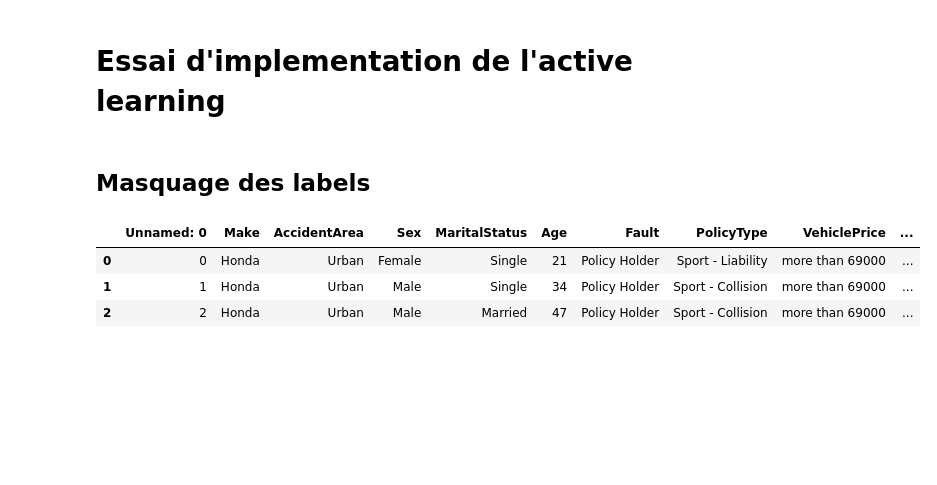
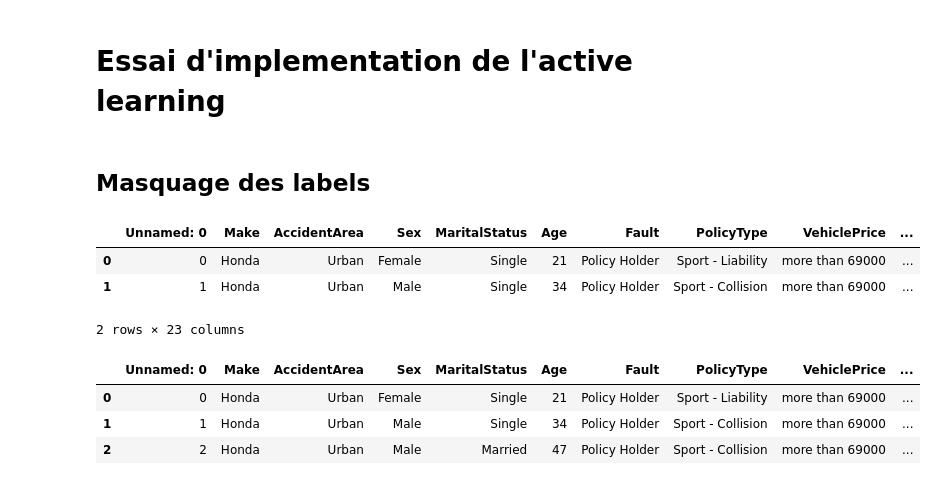
Before and after one commit to LarrySANDJO/PROJET_STATAPP, a Jupyter notebook: Notebooks/Active_Learning.ipynb, the cells around one changed output. Cells and saved outputs as stored; diff of their text form; code cells hidden in the pictures; blank space fills up the shorter version.

```diff
--- a/Notebooks/Active_Learning.ipynb
+++ b/Notebooks/Active_Learning.ipynb
@@ -7,3 +8,12 @@ from preprocessor import *
 # %% [markdown]
 ## Masquage des labels
+# %%
+# Chargement des donnees
+data = pd.read_csv('/home/onyxia/work/PROJET_STATAPP/Data/Cleans/Data_for_active_learning.csv')
+data.head(2)
+# %% [output]
+|  | Unnamed: 0 | Make | AccidentArea | Sex | MaritalStatus | Age | Fault | PolicyType | VehiclePrice | ... |
+| 0 | 0 | Honda | Urban | Female | Single | 21 | Policy Holder | Sport - Liability | more than 69000 | ... |
+| 1 | 1 | Honda | Urban | Male | Single | 34 | Policy Holder | Sport - Collision | more than 69000 | ... |
+2 rows × 23 columns
 # %%
```
Also changed, not shown: parts of 11 cells of this notebook, 2 other files.
